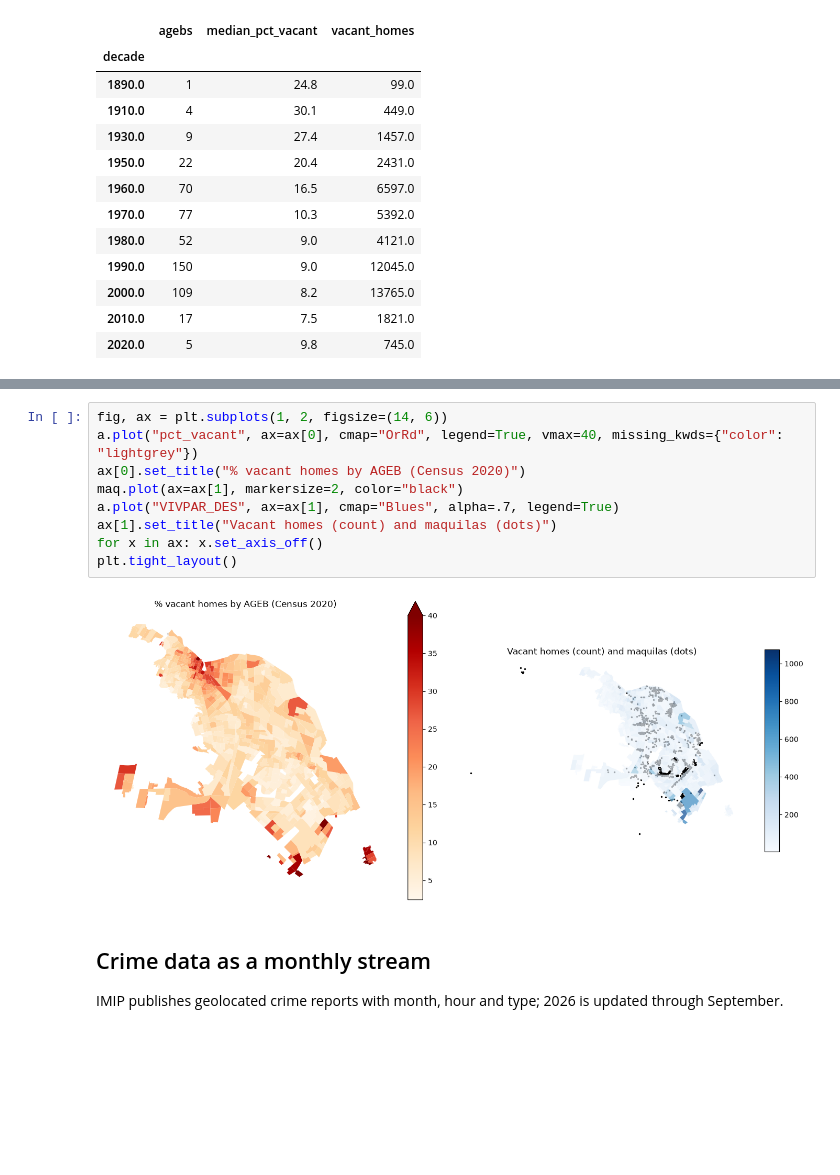
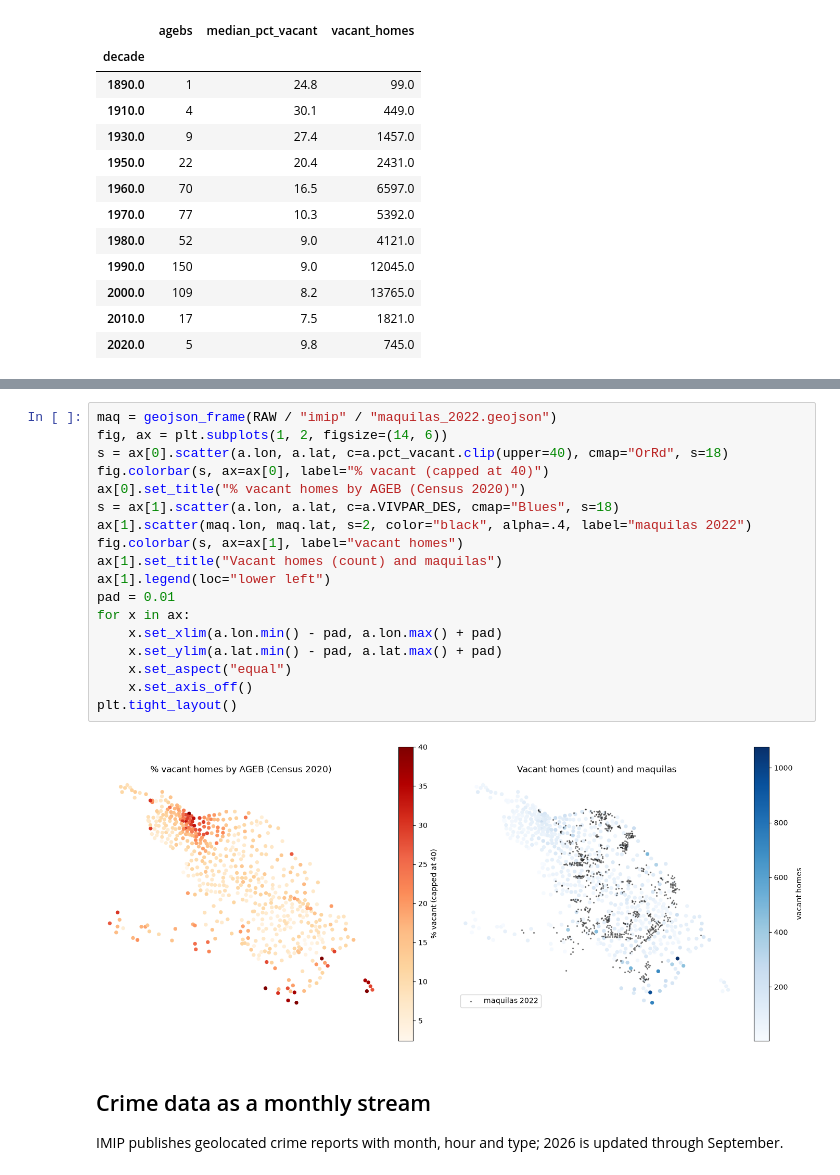
Before and after one commit to Gabiwi13/The_Deep_MisUnderstanders_IBM, a Jupyter notebook: notebooks/01_exploracion.ipynb, the cells around one changed output, grey strips where cells are left out. Saved outputs shown, nothing was run; the diff lists cells and outputs as text; blank space fills up the shorter version.

```diff
--- a/notebooks/01_exploracion.ipynb
+++ b/notebooks/01_exploracion.ipynb
@@ -116,14 +77,23 @@ a.nlargest(10, "VIVPAR_DES")[["CVEGEO", "year_urbanized", "pct_vacant", "VIVPAR_
-# %%
-fig, ax = plt.subplots(1, 2, figsize=(14, 6))
-a.plot("pct_vacant", ax=ax[0], cmap="OrRd", legend=True, vmax=40, missing_kwds={"color": "lightgrey"})
-ax[0].set_title("% vacant homes by AGEB (Census 2020)")
-maq.plot(ax=ax[1], markersize=2, color="black")
-a.plot("VIVPAR_DES", ax=ax[1], cmap="Blues", alpha=.7, legend=True)
-ax[1].set_title("Vacant homes (count) and maquilas (dots)")
-for x in ax: x.set_axis_off()
-plt.tight_layout()
-# %% [output]
-[figure, removed]
+# %%
+maq = geojson_frame(RAW / "imip" / "maquilas_2022.geojson")
+fig, ax = plt.subplots(1, 2, figsize=(14, 6))
+s = ax[0].scatter(a.lon, a.lat, c=a.pct_vacant.clip(upper=40), cmap="OrRd", s=18)
+fig.colorbar(s, ax=ax[0], label="% vacant (capped at 40)")
+ax[0].set_title("% vacant homes by AGEB (Census 2020)")
+s = ax[1].scatter(a.lon, a.lat, c=a.VIVPAR_DES, cmap="Blues", s=18)
+ax[1].scatter(maq.lon, maq.lat, s=2, color="black", alpha=.4, label="maquilas 2022")
+fig.colorbar(s, ax=ax[1], label="vacant homes")
+ax[1].set_title("Vacant homes (count) and maquilas")
+ax[1].legend(loc="lower left")
+pad = 0.01
+for x in ax:
+    x.set_xlim(a.lon.min() - pad, a.lon.max() + pad)
+    x.set_ylim(a.lat.min() - pad, a.lat.max() + pad)
+    x.set_aspect("equal")
+    x.set_axis_off()
+plt.tight_layout()
+# %% [output]
+[figure, added]
 # %% [markdown]
 ## Crime data as a monthly stream
 IMIP publishes geolocated crime reports with month, hour and type; 2026 is updated through September.
```
Also changed, not shown: parts of 11 cells of this notebook, 3 other files.
